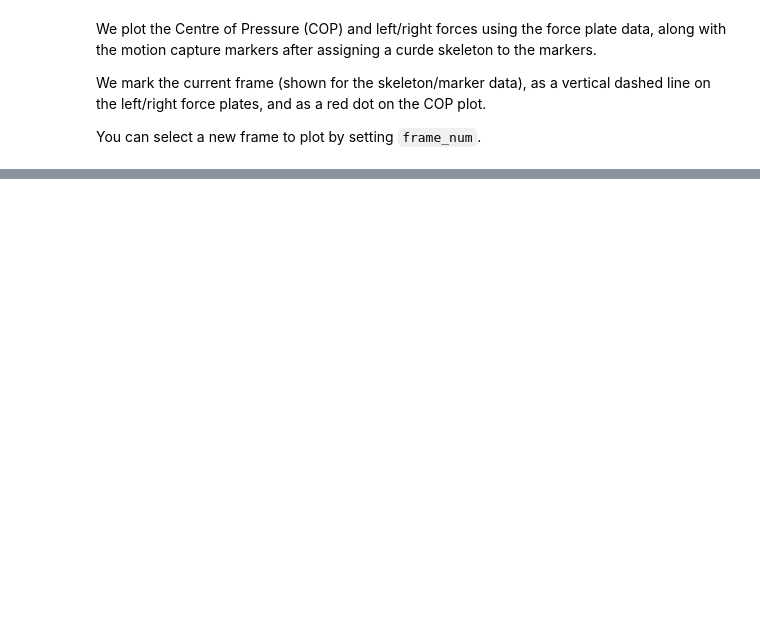
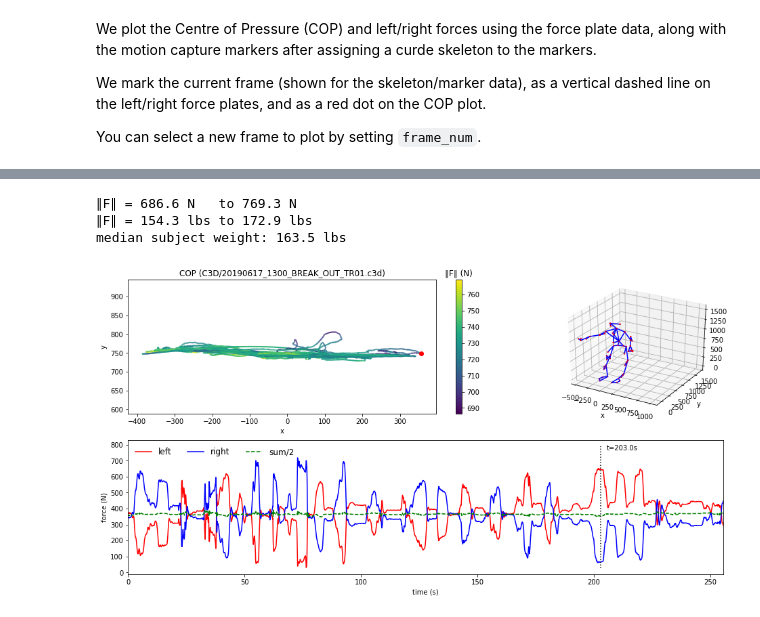
Before and after one commit to boyle/2018-measure-stress, a Jupyter notebook: proc/C3D.ipynb, the cells around one changed output, grey strips where cells are left out. Saved outputs shown, nothing was run; the diff lists cells and outputs as text; code cells hidden in the pictures; blank space fills up the shorter version.

Commit message:
refactor c3d processing into stress/{mocap,skeleton}

```diff
--- a/proc/C3D.ipynb
+++ b/proc/C3D.ipynb
@@ -175,0 +92,3 @@ TRIAL.Z_DIRECTION = 5
+# %%
+print('loading '+filename+'...')
+labels, markerset, (fs_point, fs_force), frames = stress.read_c3d(filename, print_metadata=True)
@@ -630,0 +223,28 @@ median subject weight: 163.5 lbs
+# %%
+fm = cop[:, 2]
+stress.print_force_range(fm)
+
+frame_num = int(203*fs)
+
+plt.clf()
+plt.tight_layout()
+
+ax = plt.subplot2grid((2, 3), (0, 0), colspan=2)
+stress.plot_cop(*cop.transpose(), frame_num=frame_num, markersize=12)
+ax.set_title('COP (%10s)'%(filename))
+
+ax = plt.subplot2grid((2, 3), (0, 2), projection='3d', frame_on=False)
+#ax.scatter(*points[0,:,0:3].transpose(), color='g', zorder=0)
+stress.plot_skel(skel_idx, points, frame_num=frame_num)
+
+ax = plt.subplot2grid((2, 3), (1, 0), colspan=3)
+stress.plot_force_plates(force, frame_num=frame_num, fs=fs)
+
+fig = plt.gcf()
+fig.set_size_inches(15.75, 8)
+plt.show()
+# %% [output]
+∥F∥ = 686.6 N   to 769.3 N
+∥F∥ = 154.3 lbs to 172.9 lbs
+median subject weight: 163.5 lbs
+[figure, added]
```
Also changed, not shown: parts of 8 cells of this notebook, 3 other files.
